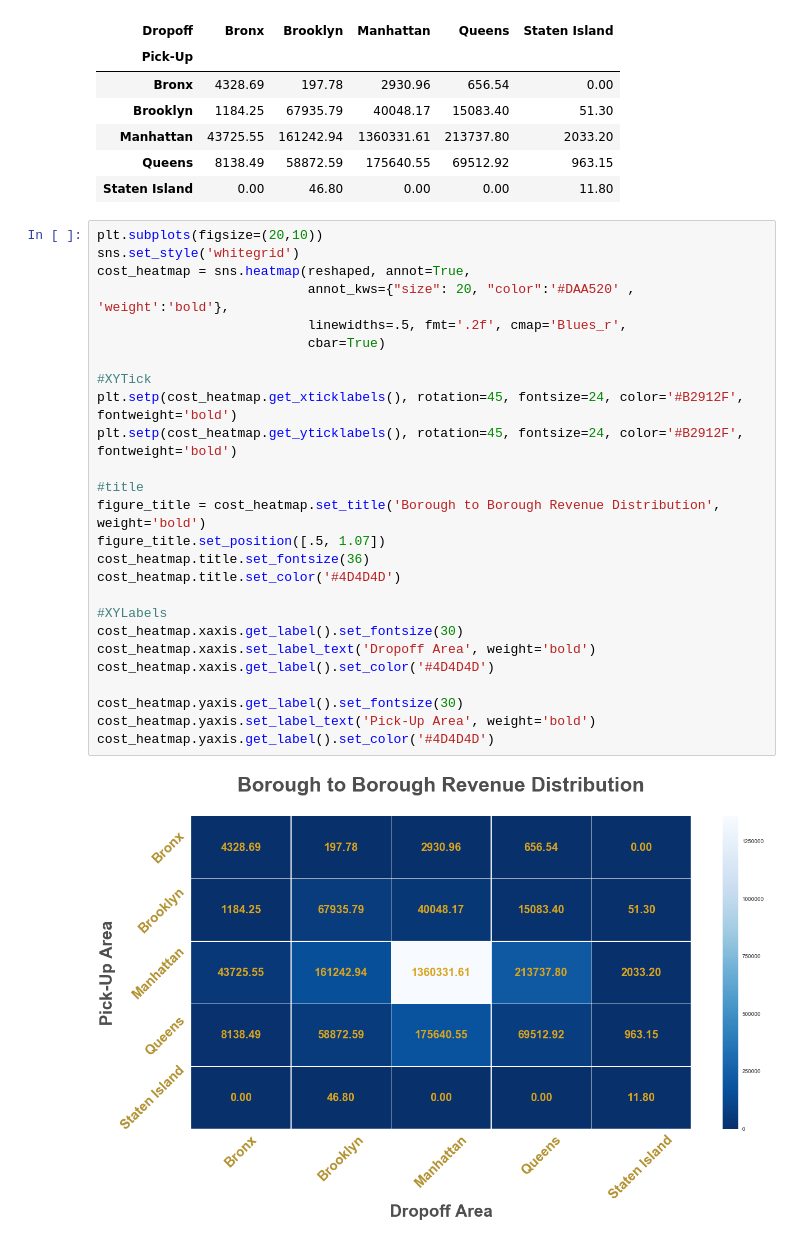
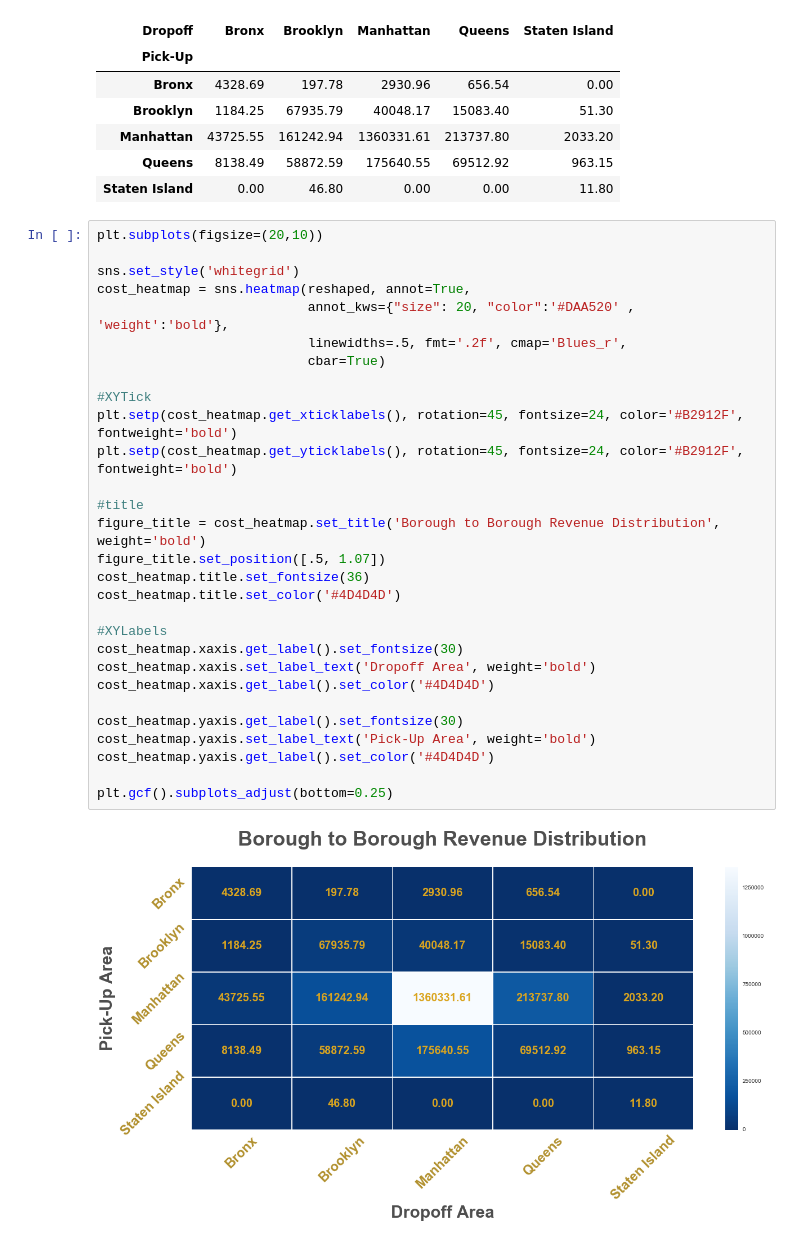
Before and after one commit to kedarvdm/Python4DataAnalysis, a Jupyter notebook: Final_Project-NYC_Yellow_Cab_Data_Analysis/notebooks/Analysis1.ipynb, the cells around one changed output. Cells and saved outputs as stored; diff of their text form.

```diff
--- a/Final_Project-NYC_Yellow_Cab_Data_Analysis/notebooks/Analysis1.ipynb
+++ b/Final_Project-NYC_Yellow_Cab_Data_Analysis/notebooks/Analysis1.ipynb
@@ -66,29 +66,32 @@ reshaped
 | Staten Island | 0.00 | 46.80 | 0.00 | 0.00 | 11.80 |
 # %%
 plt.subplots(figsize=(20,10))
+
 sns.set_style('whitegrid')
 cost_heatmap = sns.heatmap(reshaped, annot=True,
                            annot_kws={"size": 20, "color":'#DAA520' , 'weight':'bold'},
                            linewidths=.5, fmt='.2f', cmap='Blues_r',
                            cbar=True)
 
 #XYTick
 plt.setp(cost_heatmap.get_xticklabels(), rotation=45, fontsize=24, color='#B2912F', fontweight='bold')
 plt.setp(cost_heatmap.get_yticklabels(), rotation=45, fontsize=24, color='#B2912F', fontweight='bold')
 
 #title
 figure_title = cost_heatmap.set_title('Borough to Borough Revenue Distribution', weight='bold')
 figure_title.set_position([.5, 1.07])
 cost_heatmap.title.set_fontsize(36)
 cost_heatmap.title.set_color('#4D4D4D')
 
 #XYLabels
 cost_heatmap.xaxis.get_label().set_fontsize(30)
 cost_heatmap.xaxis.set_label_text('Dropoff Area', weight='bold')
 cost_heatmap.xaxis.get_label().set_color('#4D4D4D')
 
 cost_heatmap.yaxis.get_label().set_fontsize(30)
 cost_heatmap.yaxis.set_label_text('Pick-Up Area', weight='bold')
 cost_heatmap.yaxis.get_label().set_color('#4D4D4D')
+
+plt.gcf().subplots_adjust(bottom=0.25)
 # %% [output]
-[figure, old version]
+[figure, new version]
```
Also changed, not shown: 11 other files.
